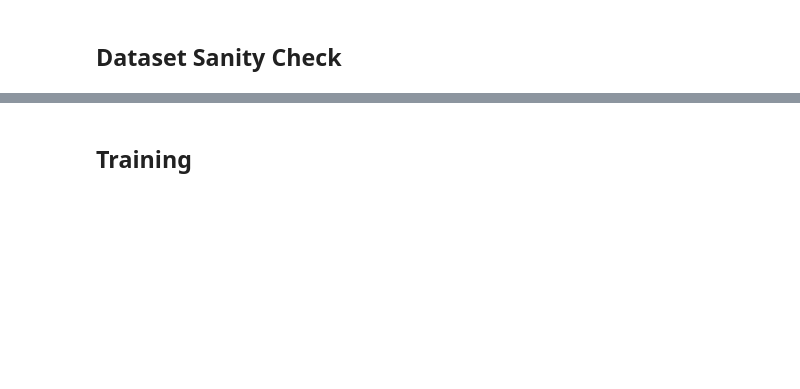
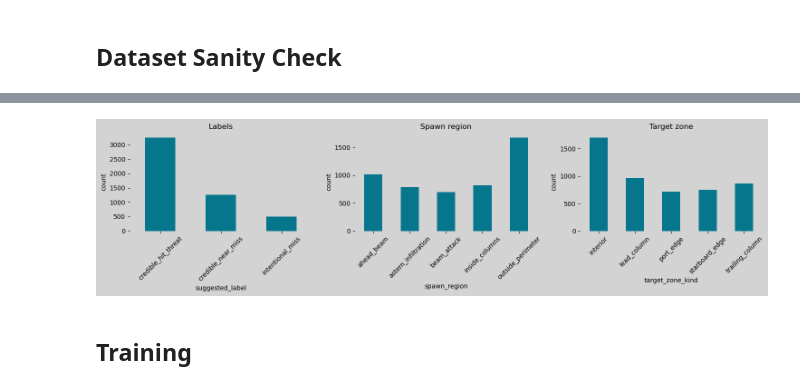
Before and after one commit to MAP9900/Convoy-Layout-Project, a Jupyter notebook: notebooks/vae_train.ipynb, the cells around one changed output, grey strips where cells are left out. Cells and saved outputs as stored; diff of their text form; code cells hidden in the pictures; blank space fills up the shorter version.

```diff
--- a/notebooks/vae_train.ipynb
+++ b/notebooks/vae_train.ipynb
@@ -274,21 +310,26 @@ train_summary, valid_summary
 # %%
 train_records_preview = load_dataset_records(PROJECT_ROOT / TRAIN_PATH)[: int(TRAIN_COMPARE_LIMIT)]
 train_rows_preview = flatten_dataset_records(train_records_preview)
 train_df_preview = pd.DataFrame(train_rows_preview)
 
-fig, axes = plt.subplots(1, 3, figsize=(15, 4), facecolor="white")
+fig, axes = plt.subplots(1, 3, figsize=(15, 4), facecolor="lightgrey")
 for ax, column, title in [
     (axes[0], "suggested_label", "Labels"),
     (axes[1], "spawn_region", "Spawn region"),
     (axes[2], "target_zone_kind", "Target zone"),
 ]:
+    ax.set_facecolor("lightgrey")
     counts = train_df_preview[column].value_counts().sort_index()
     counts.plot(kind="bar", ax=ax, color="#06768d")
     ax.set_title(title)
     ax.set_ylabel("count")
     ax.tick_params(axis="x", rotation=45)
+    for spine in ax.spines.values():
+        spine.set_visible(False)
 plt.tight_layout()
 plt.show()
+# %% [output]
+[figure, added]
 # %% [markdown]
 ## Training
 # %%
```
Also changed, not shown: parts of 8 cells of this notebook, 8 other files.
